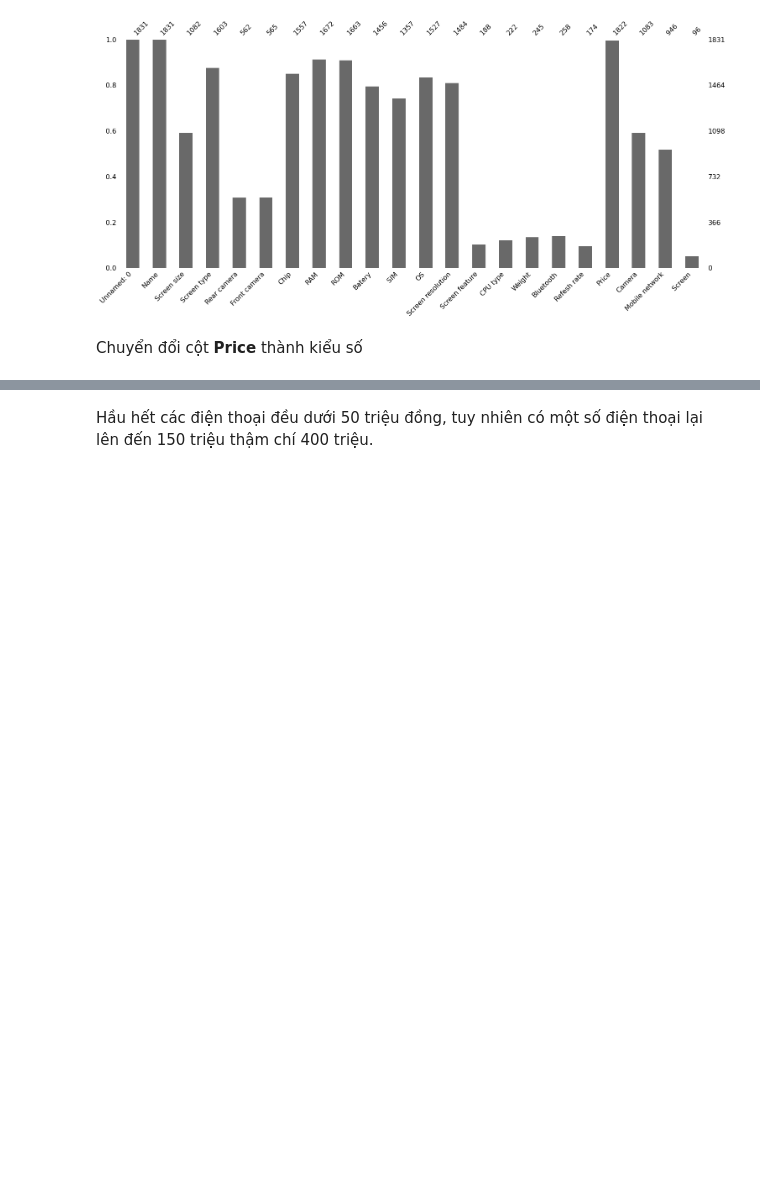
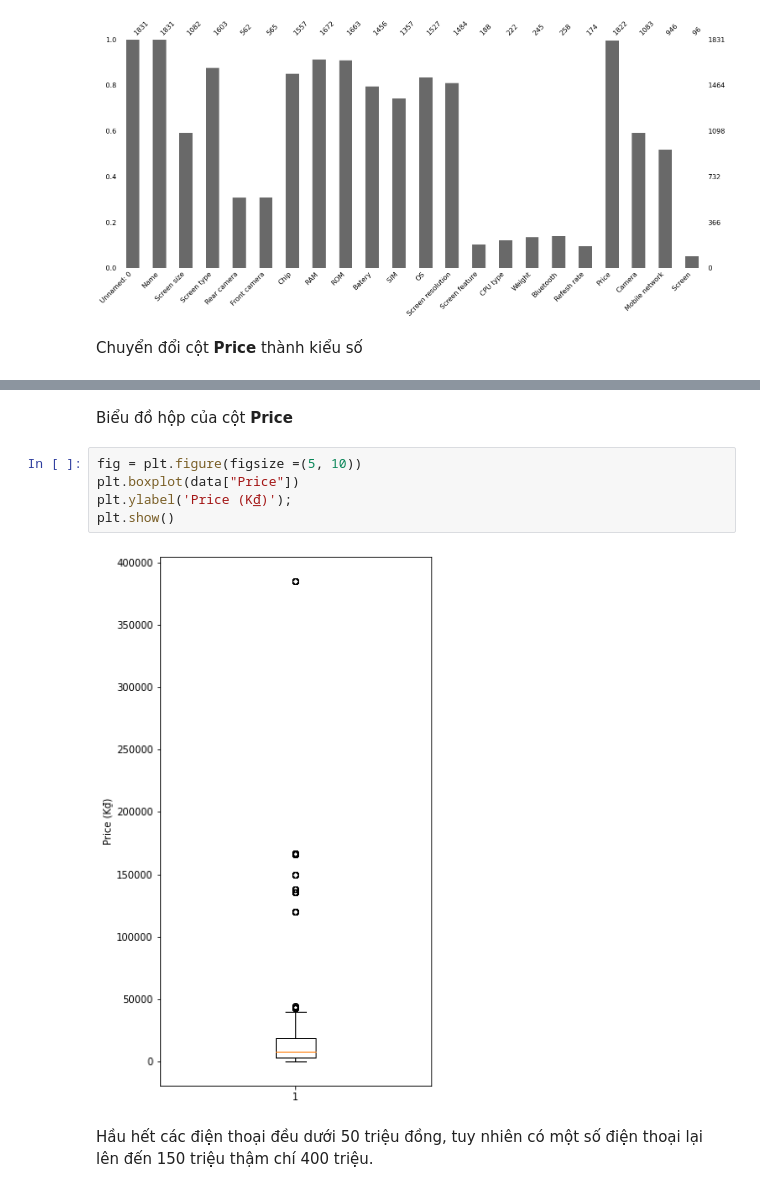
Before and after one commit to bongudth/mobile-price-prediction, a Jupyter notebook: EDA.ipynb, the cells around one changed output, grey strips where cells are left out. Drawn from its saved outputs; the diff is of its cells as text; blank space fills up the shorter version.

```diff
--- a/EDA.ipynb
+++ b/EDA.ipynb
@@ -221,3 +222,12 @@ plt.show()
+# %% [markdown]
+Biểu đồ hộp của cột **Price**
+# %%
+fig = plt.figure(figsize =(5, 10))
+plt.boxplot(data["Price"])
+plt.ylabel('Price (K₫)');
+plt.show()
+# %% [output]
+[figure, added]
 # %% [markdown]
 Hầu hết các điện thoại đều dưới 50 triệu đồng, tuy nhiên có một số điện thoại lại lên đến 150 triệu thậm chí 400 triệu.
 # %%
```
Also changed, not shown: parts of 3 cells of this notebook.
